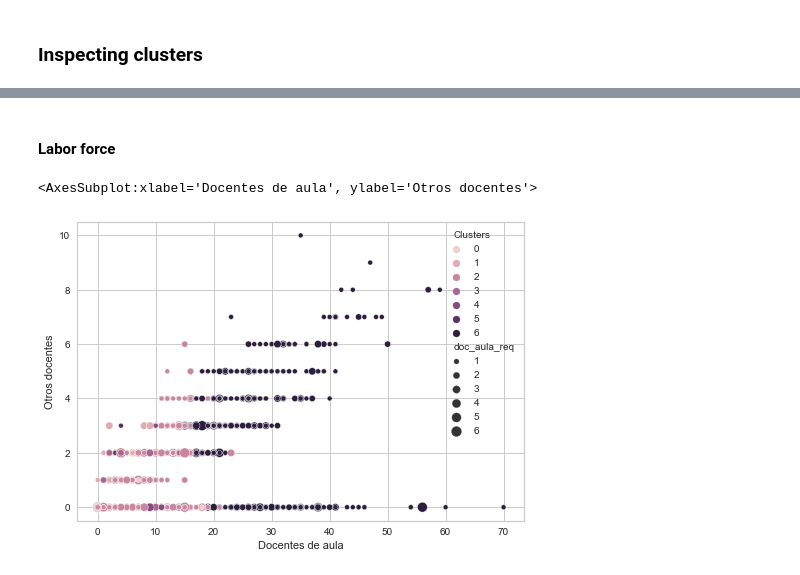
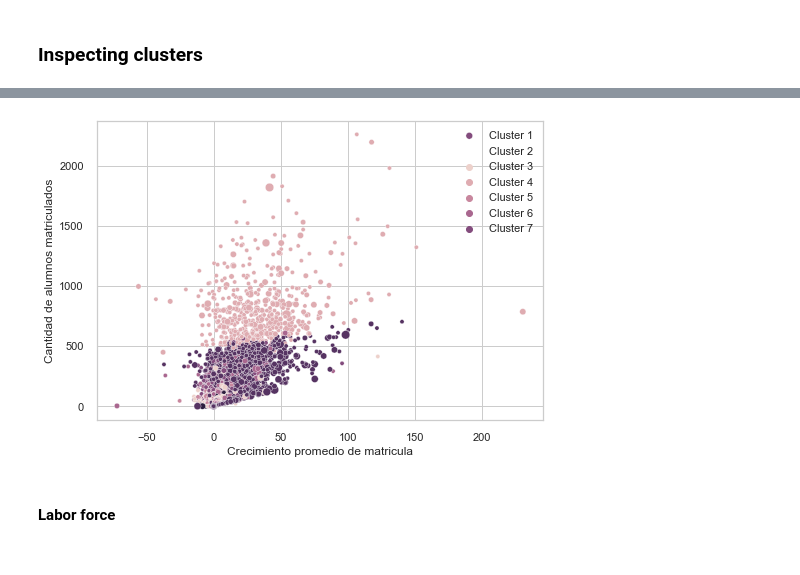
Before and after one commit to hugoferquiroz/AITeacherAllocation, a Jupyter notebook: Scripts/2-2 clusters.ipynb, the cells around one changed output, grey strips where cells are left out. Saved outputs shown, nothing was run; the diff lists cells and outputs as text; code cells hidden in the pictures.

```diff
--- a/Scripts/2-2 clusters.ipynb
+++ b/Scripts/2-2 clusters.ipynb
@@ -289,0 +318,11 @@ import plotly.express as px
+# %%
+fig = sns.scatterplot(data=df_req_prim_clusters, x='tasa_c_anual_regular', y='Matricula regular total t', hue='Clusters',size="doc_aula_req")
+#plt.xscale('log')
+#plt.yscale('log')
+#plt.title('Muermo')
+plt.xlabel('Crecimiento promedio de matricula')
+plt.ylabel('Cantidad de alumnos matriculados')
+fig.legend(labels=['Cluster 1','Cluster 2','Cluster 3','Cluster 4','Cluster 5','Cluster 6','Cluster 7',])
+plt.show()
+# %% [output]
+[figure, added]
@@ -290,7 +335,2 @@ import plotly.express as px
 # %% [markdown]
 #### Labor force
-# %%
-sns.scatterplot(data=df_req_prim_clusters, x='Docentes de aula', y='Otros docentes', hue='Clusters',size="doc_aula_req")
-# %% [output]
-<AxesSubplot:xlabel='Docentes de aula', ylabel='Otros docentes'>
-[figure, removed]
```
Also changed, not shown: parts of 30 cells of this notebook.
